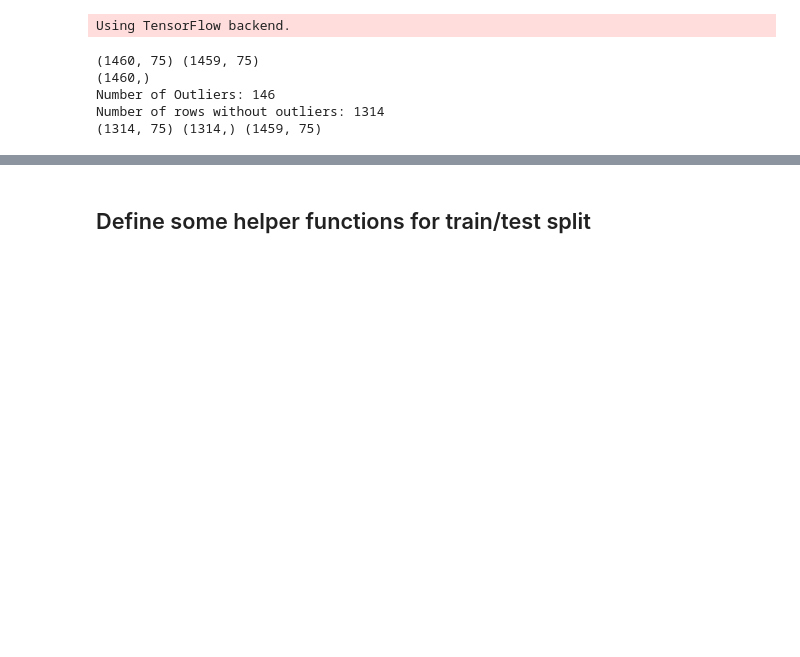
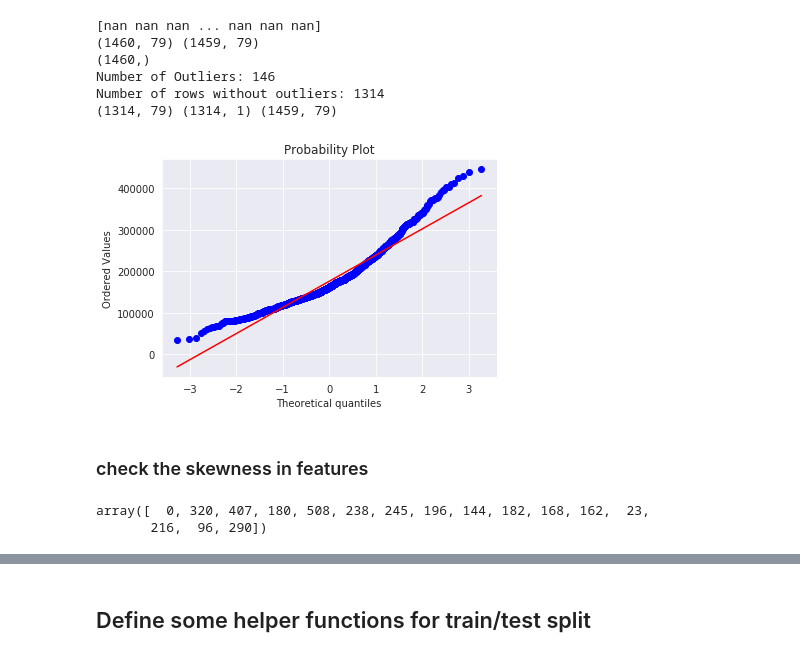
Before and after one commit to wakandan/kaggle, a Jupyter notebook: house-price/baseline-neural-network-Copy2.ipynb, the cells around one changed output, grey strips where cells are left out. Drawn from its saved outputs; the diff is of its cells as text; code cells hidden in the pictures; blank space fills up the shorter version.

```diff
--- a/house-price/baseline-neural-network-Copy2.ipynb
+++ b/house-price/baseline-neural-network-Copy2.ipynb
@@ -24,8 +24,17 @@ from sklearn.pipeline import make_pipeline
 from sklearn.preprocessing import RobustScaler
 from sklearn.linear_model import ElasticNet, Lasso,  BayesianRidge, LassoLarsIC
 from sklearn.kernel_ridge import KernelRidge
+import seaborn as sns
+from scipy import stats
+import matplotlib.pyplot as plt
+from scipy.stats import norm, skew #for some statistics
+color = sns.color_palette()
+sns.set_style('darkgrid')
+import warnings
+def ignore_warn(*args, **kwargs):
+    pass
+warnings.warn = ignore_warn #ignore annoying warning (from sklearn and seaborn)
+pd.set_option('display.float_format', lambda x: '{:.3f}'.format(x)) #Limiting floats output to 3 decimal points
-# %% [output]
-Using TensorFlow backend.
 # %%
 random_state=42
 cross_validation_folds = 5
@@ -56,8 +65,10 @@ def find_columns_with_na_values(df):
         if df.loc[df[column].isnull()].size>0:
             yield column
 
+print(train_df['PoolQC'].values)
+
 for dataset in combine:
-    dataset.drop(['Id', 'Alley', 'PoolQC', 'MiscFeature', 'Fence'], inplace=True, axis=1)
+    dataset.drop(['Id'], inplace=True, axis=1)
     for column in find_columns_with_na_values(dataset):
         fill_column_with_median_value(dataset, column)
 categorical_columns = list(filter(lambda col: train_df[col].dtype=='object', list(train_df.columns)))
@@ -88,13 +99,31 @@ scaler = MinMaxScaler()
 scaler.fit(combined)
 train = scaler.transform(train_df)
 test = scaler.transform(test_df)
+
+#scale SalePrice using log1p toi ensure normal distribution because we are going to use linear models
+y = np.log1p(y)
 scaler_price = MinMaxScaler()
 scaler_price.fit(y.as_matrix().reshape(-1, 1))
 Y = scaler_price.transform(y.as_matrix().reshape(-1, 1))
-print(train.shape, y.shape, test.shape)
+print(train.shape, Y.shape, test.shape)
 # %% [output]
-(1460, 75) (1459, 75)
+[nan nan nan ... nan nan nan]
+(1460, 79) (1459, 79)
 (1460,)
 Number of Outliers: 146
 Number of rows without outliers: 1314
-(1314, 75) (1314,) (1459, 75)
+(1314, 79) (1314, 1) (1459, 79)
+# %%
+#Get also the QQ-plot
+fig = plt.figure()
+res = stats.probplot(y, plot=plt)
+plt.show()
+# %% [output]
+[figure, added]
+# %% [markdown]
+### check the skewness in features
+# %%
+train_df['3SsnPorch'].unique()
+# %% [output]
+array([  0, 320, 407, 180, 508, 238, 245, 196, 144, 182, 168, 162,  23,
+       216,  96, 290])
```
Also changed, not shown: parts of 9 cells of this notebook, 3 other files.
